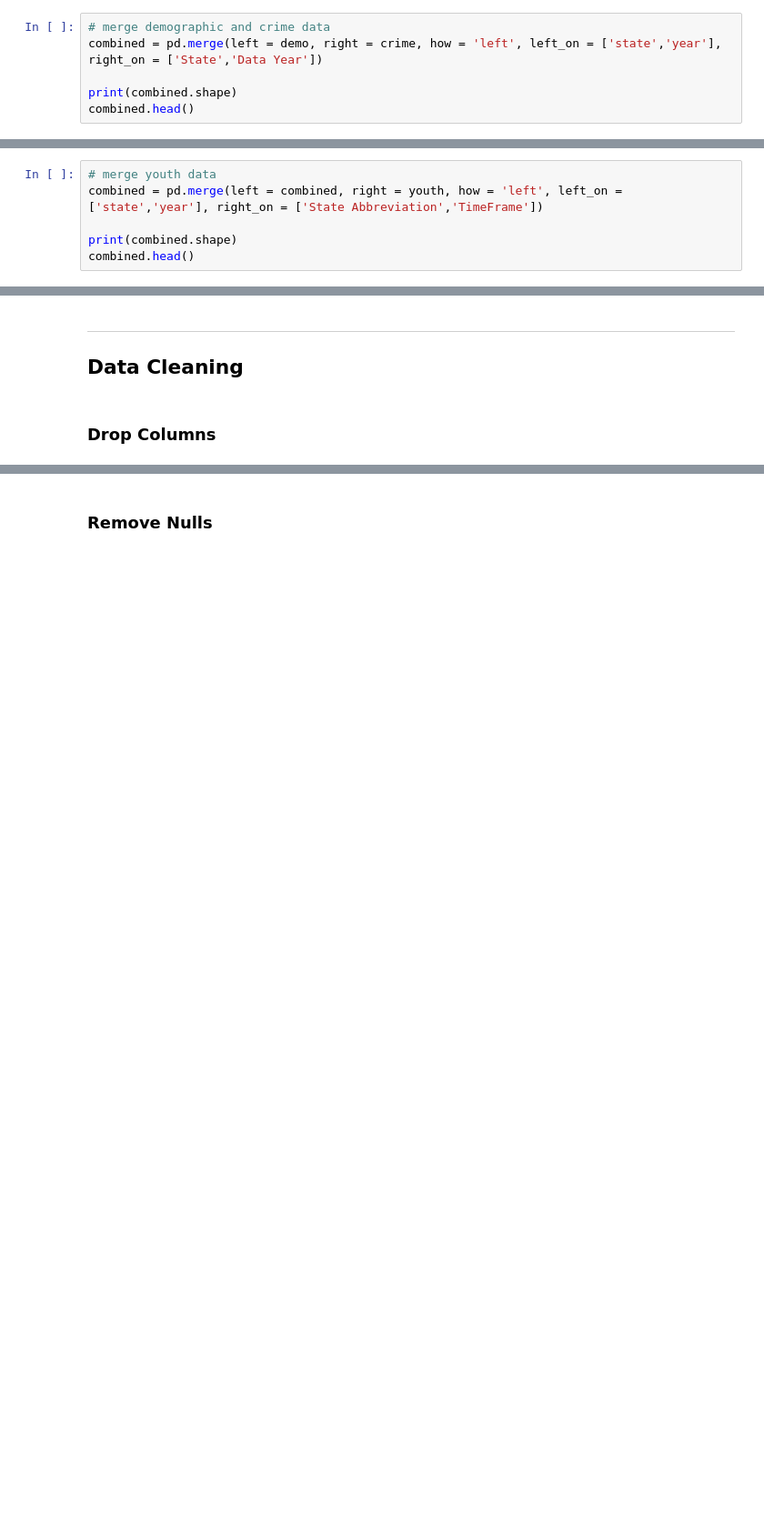
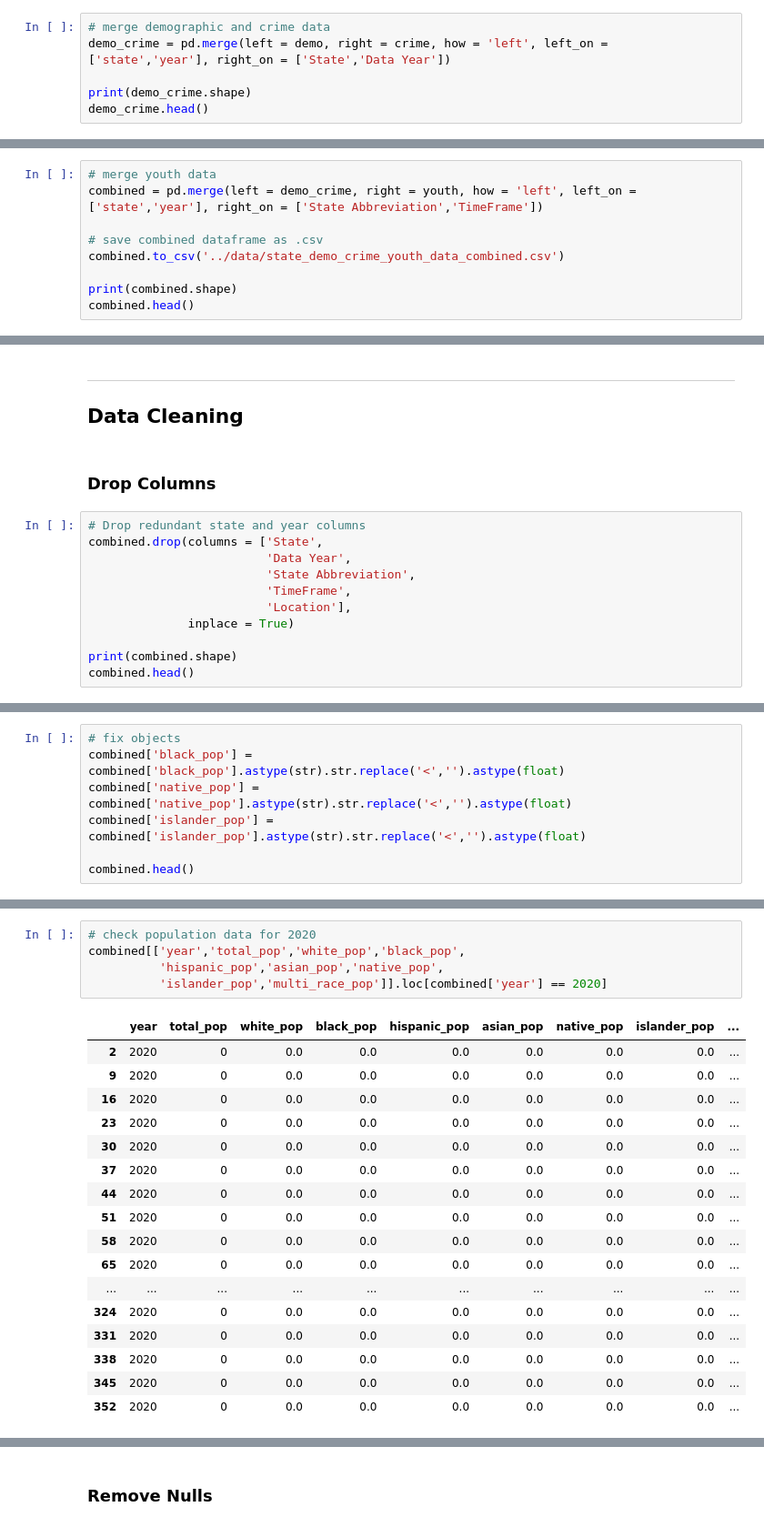
Before and after one commit to lpm24/youth_crime_group_project, a Jupyter notebook: code/01_EDA_and_Data_Cleaning.ipynb, the cells around one changed output, grey strips where cells are left out. Shown: that part at 91% size. Saved outputs shown, nothing was run; the diff lists cells and outputs as text; blank space fills up the shorter version.

Commit message:
Initial cleaning of demographic data, dropping columns, fixing pop 2020 data, formating percents as rates

```diff
--- a/code/01_EDA_and_Data_Cleaning.ipynb
+++ b/code/01_EDA_and_Data_Cleaning.ipynb
@@ -58,10 +58,10 @@ youth.head()
 ## Merge Data
 # %%
 # merge demographic and crime data
-combined = pd.merge(left = demo, right = crime, how = 'left', left_on = ['state','year'], right_on = ['State','Data Year'])
+demo_crime = pd.merge(left = demo, right = crime, how = 'left', left_on = ['state','year'], right_on = ['State','Data Year'])
 
-print(combined.shape)
-combined.head()
+print(demo_crime.shape)
+demo_crime.head()
 # %% [output]
 (357, 25)
 |  | state | year | total_pop | white_pop | black_pop | hispanic_pop | asian_pop | native_pop | islander_pop | ... |
@@ -73,7 +73,10 @@ combined.head()
 5 rows × 25 columns
 # %%
 # merge youth data
-combined = pd.merge(left = combined, right = youth, how = 'left', left_on = ['state','year'], right_on = ['State Abbreviation','TimeFrame'])
+combined = pd.merge(left = demo_crime, right = youth, how = 'left', left_on = ['state','year'], right_on = ['State Abbreviation','TimeFrame'])
+
+# save combined dataframe as .csv
+combined.to_csv('../data/state_demo_crime_youth_data_combined.csv')
 
 print(combined.shape)
 combined.head()
@@ -94,3 +94,14 @@ combined.to_csv('../data/state_demo_crime_youth_data_combined.csv')
 ## Data Cleaning
 # %% [markdown]
 ### Drop Columns
+# %%
+# Drop redundant state and year columns
+combined.drop(columns = ['State',
+                         'Data Year',
+                         'State Abbreviation',
+                         'TimeFrame',
+                         'Location'],
+              inplace = True)
+
+print(combined.shape)
+combined.head()
@@ -114,3 +139,10 @@ Youtt not in School                 float64
 Youth in Foster_care                float64
 Youth living in poverty             float64
 dtype: object
+# %%
+# fix objects
+combined['black_pop'] = combined['black_pop'].astype(str).str.replace('<','').astype(float)
+combined['native_pop'] = combined['native_pop'].astype(str).str.replace('<','').astype(float)
+combined['islander_pop'] = combined['islander_pop'].astype(str).str.replace('<','').astype(float)
+
+combined.head()
@@ -116,0 +180,23 @@ dtype: object
+# %%
+# check population data for 2020
+combined[['year','total_pop','white_pop','black_pop',
+          'hispanic_pop','asian_pop','native_pop',
+          'islander_pop','multi_race_pop']].loc[combined['year'] == 2020]
+# %% [output]
+|  | year | total_pop | white_pop | black_pop | hispanic_pop | asian_pop | native_pop | islander_pop | ... |
+| 2 | 2020 | 0 | 0.0 | 0.0 | 0.0 | 0.0 | 0.0 | 0.0 | ... |
+| 9 | 2020 | 0 | 0.0 | 0.0 | 0.0 | 0.0 | 0.0 | 0.0 | ... |
+| 16 | 2020 | 0 | 0.0 | 0.0 | 0.0 | 0.0 | 0.0 | 0.0 | ... |
+| 23 | 2020 | 0 | 0.0 | 0.0 | 0.0 | 0.0 | 0.0 | 0.0 | ... |
+| 30 | 2020 | 0 | 0.0 | 0.0 | 0.0 | 0.0 | 0.0 | 0.0 | ... |
+| 37 | 2020 | 0 | 0.0 | 0.0 | 0.0 | 0.0 | 0.0 | 0.0 | ... |
+| 44 | 2020 | 0 | 0.0 | 0.0 | 0.0 | 0.0 | 0.0 | 0.0 | ... |
+| 51 | 2020 | 0 | 0.0 | 0.0 | 0.0 | 0.0 | 0.0 | 0.0 | ... |
+| 58 | 2020 | 0 | 0.0 | 0.0 | 0.0 | 0.0 | 0.0 | 0.0 | ... |
+| 65 | 2020 | 0 | 0.0 | 0.0 | 0.0 | 0.0 | 0.0 | 0.0 | ... |
+| ... | ... | ... | ... | ... | ... | ... | ... | ... | ... |
+| 324 | 2020 | 0 | 0.0 | 0.0 | 0.0 | 0.0 | 0.0 | 0.0 | ... |
+| 331 | 2020 | 0 | 0.0 | 0.0 | 0.0 | 0.0 | 0.0 | 0.0 | ... |
+| 338 | 2020 | 0 | 0.0 | 0.0 | 0.0 | 0.0 | 0.0 | 0.0 | ... |
+| 345 | 2020 | 0 | 0.0 | 0.0 | 0.0 | 0.0 | 0.0 | 0.0 | ... |
+| 352 | 2020 | 0 | 0.0 | 0.0 | 0.0 | 0.0 | 0.0 | 0.0 | ... |
```
Also changed, not shown: parts of 13 cells of this notebook.
